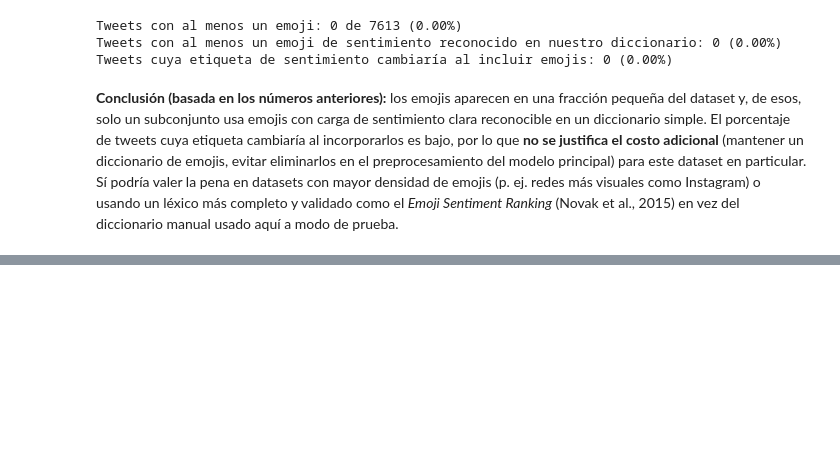
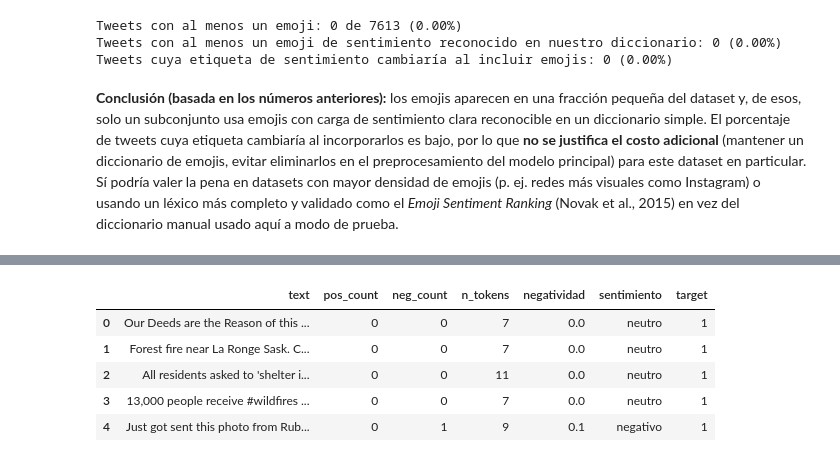
Before and after one commit to DavidDominguez-11/DS-Lab1, a Jupyter notebook: Laboratorio5_avance.ipynb, the cells around one changed output, grey strips where cells are left out. Cells and saved outputs as stored; diff of their text form; code cells hidden in the pictures; blank space fills up the shorter version.

```diff
--- a/Laboratorio5_avance.ipynb
+++ b/Laboratorio5_avance.ipynb
@@ -802,0 +811,12 @@ Tweets cuya etiqueta de sentimiento cambiaría al incluir emojis: 0 (0.00%)
+# %%
+df["n_tokens"] = df["tokens"].apply(len)
+df["negatividad"] = (df["neg_count"] - df["pos_count"]) / (df["n_tokens"] + 1)
+
+df[["text", "pos_count", "neg_count", "n_tokens", "negatividad", "sentimiento", "target"]].head()
+# %% [output]
+|  | text | pos_count | neg_count | n_tokens | negatividad | sentimiento | target |
+| 0 | Our Deeds are the Reason of this ... | 0 | 0 | 7 | 0.0 | neutro | 1 |
+| 1 | Forest fire near La Ronge Sask. C... | 0 | 0 | 7 | 0.0 | neutro | 1 |
+| 2 | All residents asked to 'shelter i... | 0 | 0 | 11 | 0.0 | neutro | 1 |
+| 3 | 13,000 people receive #wildfires ... | 0 | 0 | 7 | 0.0 | neutro | 1 |
+| 4 | Just got sent this photo from Rub... | 0 | 1 | 9 | 0.1 | negativo | 1 |
```
Also changed, not shown: parts of 12 cells of this notebook.
